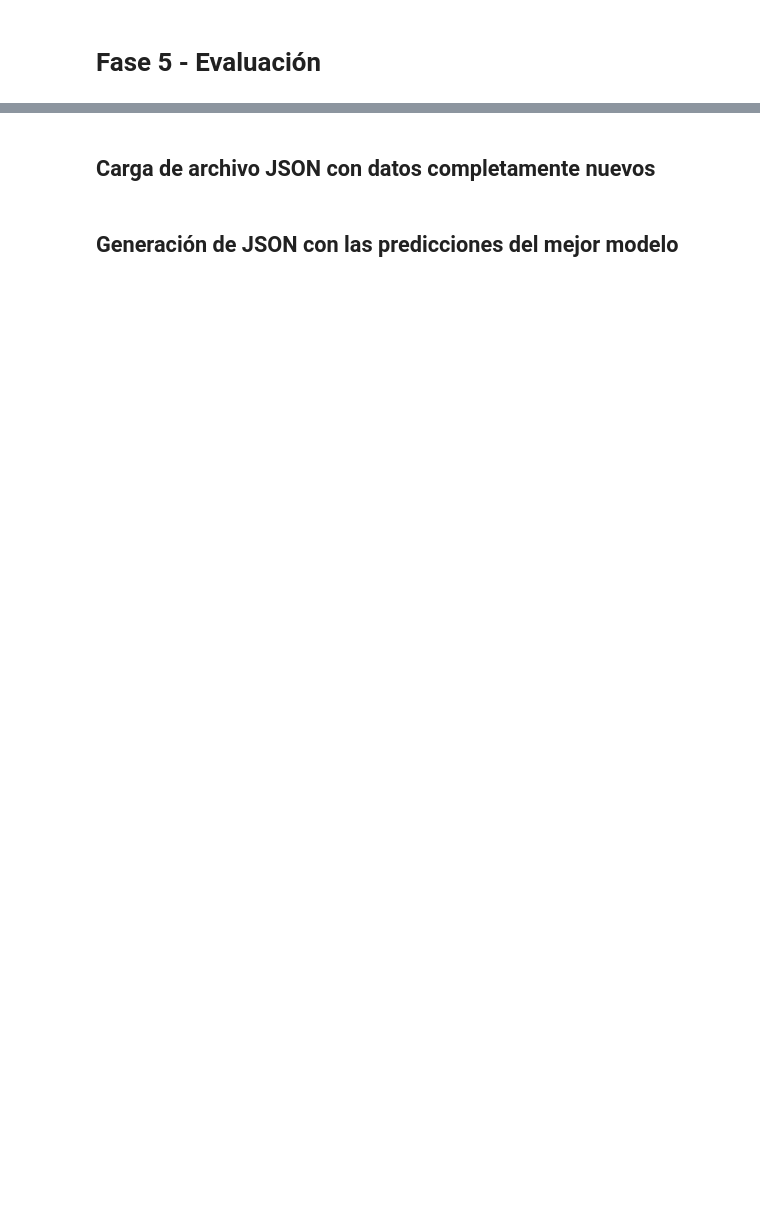
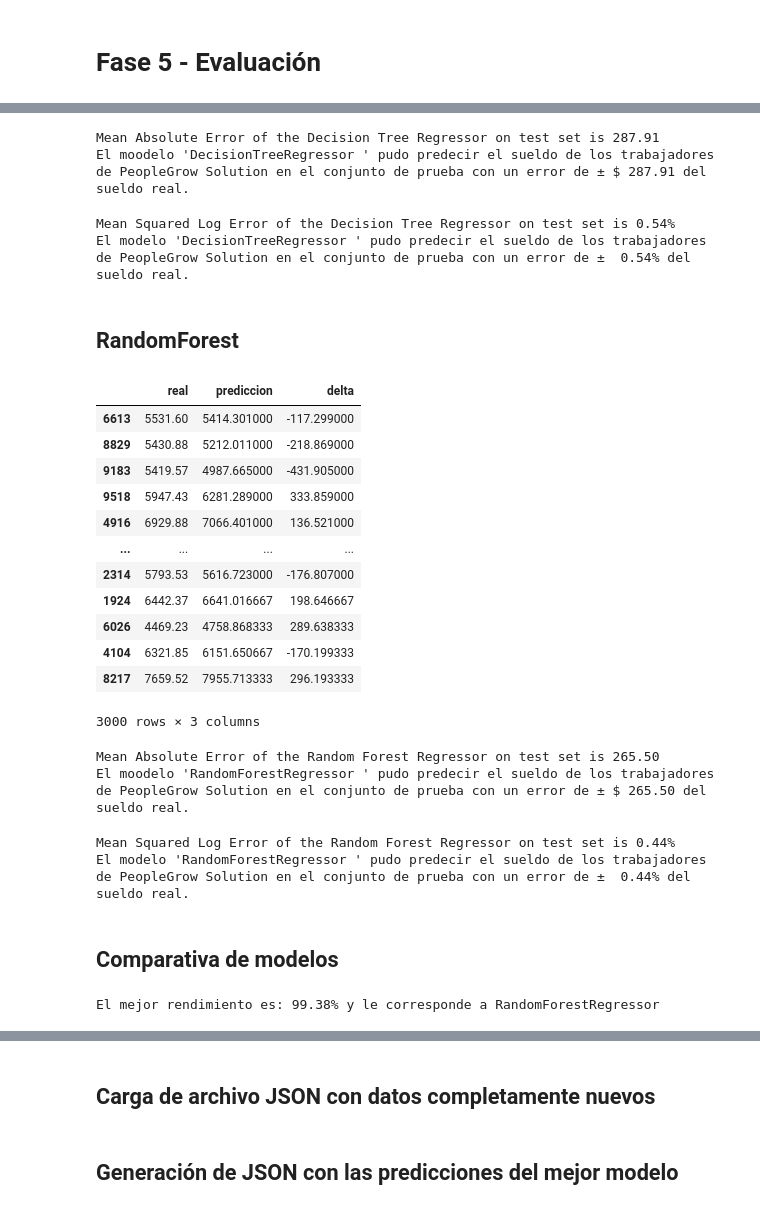
Before and after one commit to kotonitro/Inteligencia_Artificial_UBB, a Jupyter notebook: Certamen_2/620454_Base_E2_Regresion.ipynb, the cells around one changed output, grey strips where cells are left out. Drawn from its saved outputs; the diff is of its cells as text; code cells hidden in the pictures; blank space fills up the shorter version.

```diff
--- a/Certamen_2/620454_Base_E2_Regresion.ipynb
+++ b/Certamen_2/620454_Base_E2_Regresion.ipynb
@@ -555,0 +583,49 @@ def msle_interpretacion(modelo : str, value : float):
+# %%
+print("Mean Absolute Error of the Decision Tree Regressor on test set is {:.2f}".format(mean_absolute_error(y_test,y_pred_tree)))
+mae_interpretacion("DecisionTreeRegressor ", mean_absolute_error(y_test,y_pred_tree))
+# %% [output]
+Mean Absolute Error of the Decision Tree Regressor on test set is 287.91
+El moodelo 'DecisionTreeRegressor ' pudo predecir el sueldo de los trabajadores de PeopleGrow Solution en el conjunto de prueba con un error de ± $ 287.91 del sueldo real.
+# %%
+print("Mean Squared Log Error of the Decision Tree Regressor on test set is {:.2%}".format(mean_squared_log_error(y_test,y_pred_tree)))
+msle_interpretacion("DecisionTreeRegressor ", mean_squared_log_error(y_test,y_pred_tree))
+# %% [output]
+Mean Squared Log Error of the Decision Tree Regressor on test set is 0.54%
+El modelo 'DecisionTreeRegressor ' pudo predecir el sueldo de los trabajadores de PeopleGrow Solution en el conjunto de prueba con un error de ±  0.54% del sueldo real.
+# %% [markdown]
+## RandomForest
+# %%
+# # Evaluando el Modelo de Bosque Aleatorio de árboles de decisión
+#
+d = {"real": y_test, "prediccion": y_pred_rf}
+df_rf = pd.DataFrame(data=d)
+df_rf["delta"] = df_rf["prediccion"]-df_rf["real"]
+df_rf
+# %% [output]
+|  | real | prediccion | delta |
+| 6613 | 5531.60 | 5414.301000 | -117.299000 |
+| 8829 | 5430.88 | 5212.011000 | -218.869000 |
+| 9183 | 5419.57 | 4987.665000 | -431.905000 |
+| 9518 | 5947.43 | 6281.289000 | 333.859000 |
+| 4916 | 6929.88 | 7066.401000 | 136.521000 |
+| ... | ... | ... | ... |
+| 2314 | 5793.53 | 5616.723000 | -176.807000 |
+| 1924 | 6442.37 | 6641.016667 | 198.646667 |
+| 6026 | 4469.23 | 4758.868333 | 289.638333 |
+| 4104 | 6321.85 | 6151.650667 | -170.199333 |
+| 8217 | 7659.52 | 7955.713333 | 296.193333 |
+3000 rows × 3 columns
+# %%
+print("Mean Absolute Error of the Random Forest Regressor on test set is {:.2f}".format(mean_absolute_error(y_test,y_pred_rf)))
+mae_interpretacion("RandomForestRegressor ", mean_absolute_error(y_test,y_pred_rf))
+# %% [output]
+Mean Absolute Error of the Random Forest Regressor on test set is 265.50
+El moodelo 'RandomForestRegressor ' pudo predecir el sueldo de los trabajadores de PeopleGrow Solution en el conjunto de prueba con un error de ± $ 265.50 del sueldo real.
+# %%
+print("Mean Squared Log Error of the Random Forest Regressor on test set is {:.2%}".format(mean_squared_log_error(y_test,y_pred_rf)))
+msle_interpretacion("RandomForestRegressor ", mean_squared_log_error(y_test,y_pred_rf))
+# %% [output]
+Mean Squared Log Error of the Random Forest Regressor on test set is 0.44%
+El modelo 'RandomForestRegressor ' pudo predecir el sueldo de los trabajadores de PeopleGrow Solution en el conjunto de prueba con un error de ±  0.44% del sueldo real.
+# %% [markdown]
+## Comparativa de modelos
@@ -555,0 +645,5 @@ def msle_interpretacion(modelo : str, value : float):
+# %%
+best_model, best_score, name_model = get_bestModel(history)
+print("El mejor rendimiento es: {0:.2%} y le corresponde a {1}".format(best_score, name_model))
+# %% [output]
+El mejor rendimiento es: 99.38% y le corresponde a RandomForestRegressor
```
Also changed, not shown: parts of 21 cells of this notebook.
